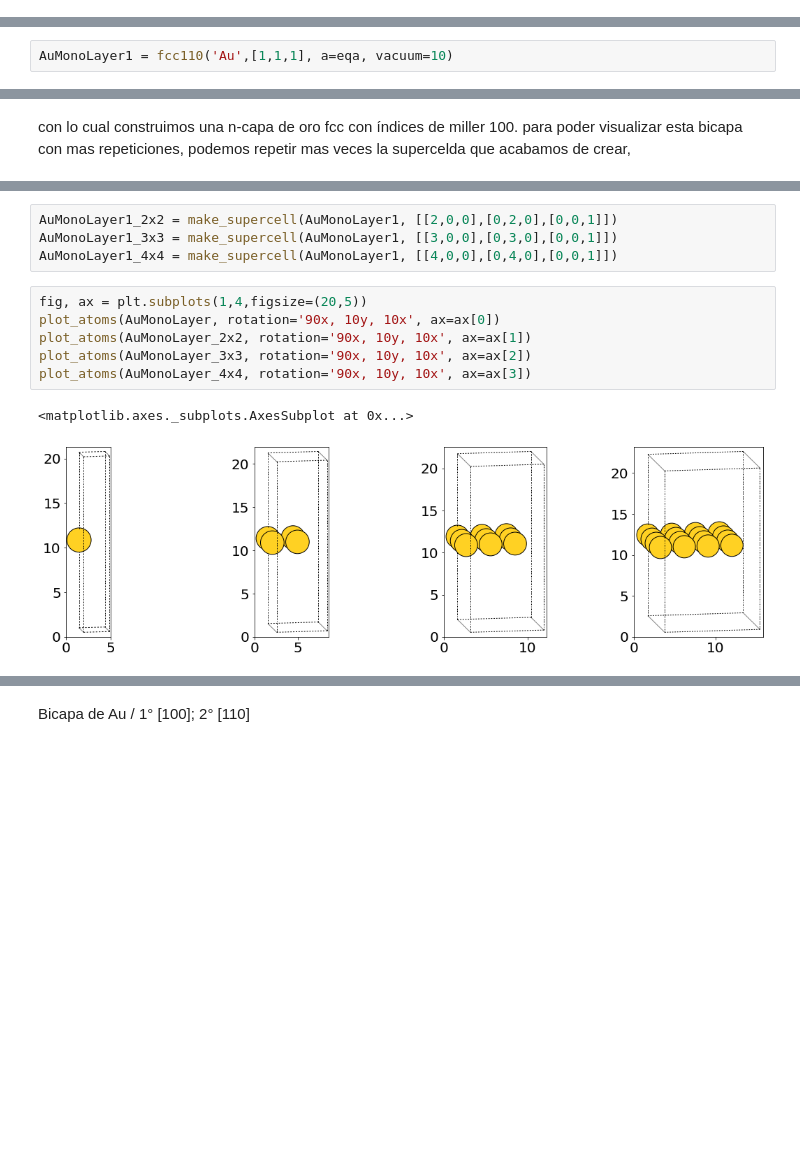
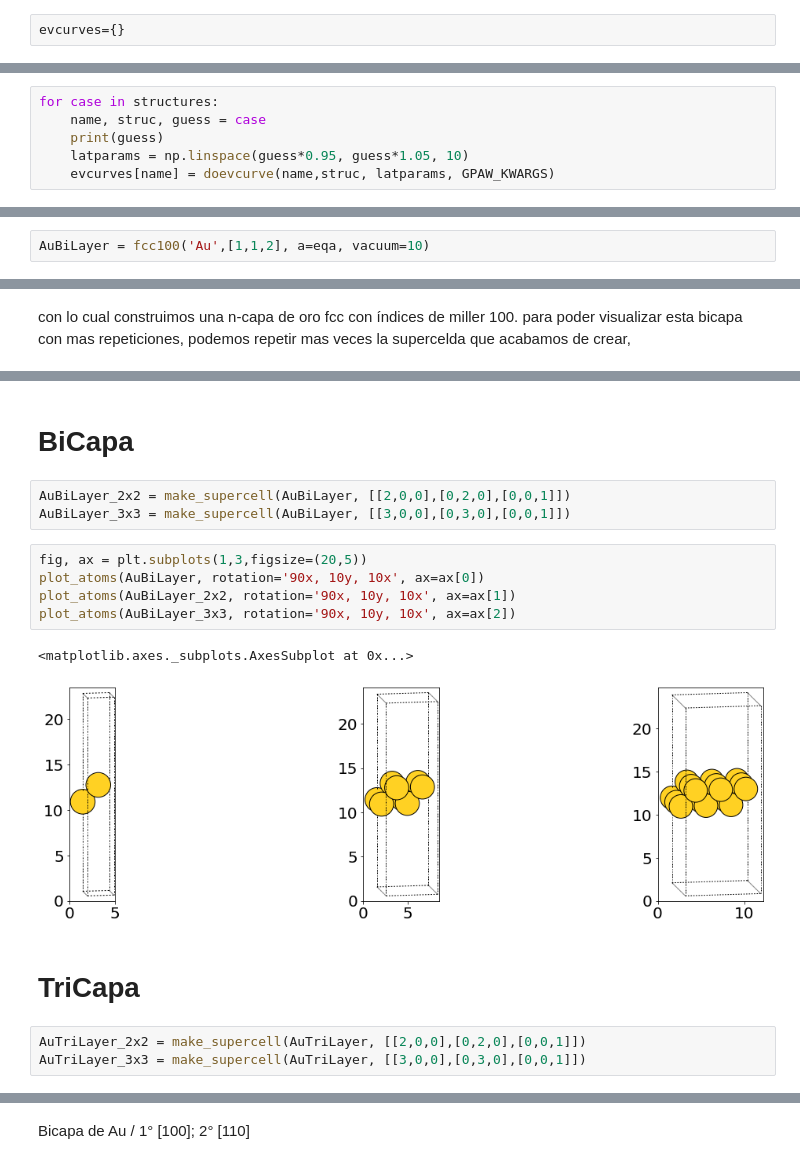
Before and after one commit to Modelizacion-de-Materiales/2022_Ingenieria, a Jupyter notebook: TrabajoFinal_Au.ipynb, the cells around one changed output, grey strips where cells are left out. Saved outputs shown, nothing was run; the diff lists cells and outputs as text; blank space fills up the shorter version.

```diff
--- a/TrabajoFinal_Au.ipynb
+++ b/TrabajoFinal_Au.ipynb
@@ -120,0 +179,2 @@ working on Au in fcc
+# %%
+evcurves={}
@@ -120,0 +187,6 @@ working on Au in fcc
+# %%
+for case in structures:
+    name, struc, guess = case
+    print(guess)
+    latparams = np.linspace(guess*0.95, guess*1.05, 10)
+    evcurves[name] = doevcurve(name,struc, latparams, GPAW_KWARGS)
@@ -165,2 +233,2 @@ Agregó capas con la direccion [110] mas compacta en la FCC
 # %%
-AuMonoLayer1 = fcc110('Au',[1,1,1], a=eqa, vacuum=10)
+AuBiLayer = fcc100('Au',[1,1,2], a=eqa, vacuum=10)
@@ -178,14 +256,19 @@ AuMonoLayer_4x4 = make_supercell(AuMonoLayer, [[4,0,0],[0,4,0],[0,0,1]])
+# %% [markdown]
+# BiCapa
 # %%
-AuMonoLayer1_2x2 = make_supercell(AuMonoLayer1, [[2,0,0],[0,2,0],[0,0,1]])
-AuMonoLayer1_3x3 = make_supercell(AuMonoLayer1, [[3,0,0],[0,3,0],[0,0,1]])
-AuMonoLayer1_4x4 = make_supercell(AuMonoLayer1, [[4,0,0],[0,4,0],[0,0,1]])
+AuBiLayer_2x2 = make_supercell(AuBiLayer, [[2,0,0],[0,2,0],[0,0,1]])
+AuBiLayer_3x3 = make_supercell(AuBiLayer, [[3,0,0],[0,3,0],[0,0,1]])
 # %%
-fig, ax = plt.subplots(1,4,figsize=(20,5))
-plot_atoms(AuMonoLayer, rotation='90x, 10y, 10x', ax=ax[0])
-plot_atoms(AuMonoLayer_2x2, rotation='90x, 10y, 10x', ax=ax[1])
-plot_atoms(AuMonoLayer_3x3, rotation='90x, 10y, 10x', ax=ax[2])
-plot_atoms(AuMonoLayer_4x4, rotation='90x, 10y, 10x', ax=ax[3])
+fig, ax = plt.subplots(1,3,figsize=(20,5))
+plot_atoms(AuBiLayer, rotation='90x, 10y, 10x', ax=ax[0])
+plot_atoms(AuBiLayer_2x2, rotation='90x, 10y, 10x', ax=ax[1])
+plot_atoms(AuBiLayer_3x3, rotation='90x, 10y, 10x', ax=ax[2])
 # %% [output]
 <matplotlib.axes._subplots.AxesSubplot at 0x...>
-[figure, old version]
+[figure, new version]
+# %% [markdown]
+# TriCapa
+# %%
+AuTriLayer_2x2 = make_supercell(AuTriLayer, [[2,0,0],[0,2,0],[0,0,1]])
+AuTriLayer_3x3 = make_supercell(AuTriLayer, [[3,0,0],[0,3,0],[0,0,1]])
 # %%
```
Also changed, not shown: parts of 95 cells of this notebook.
